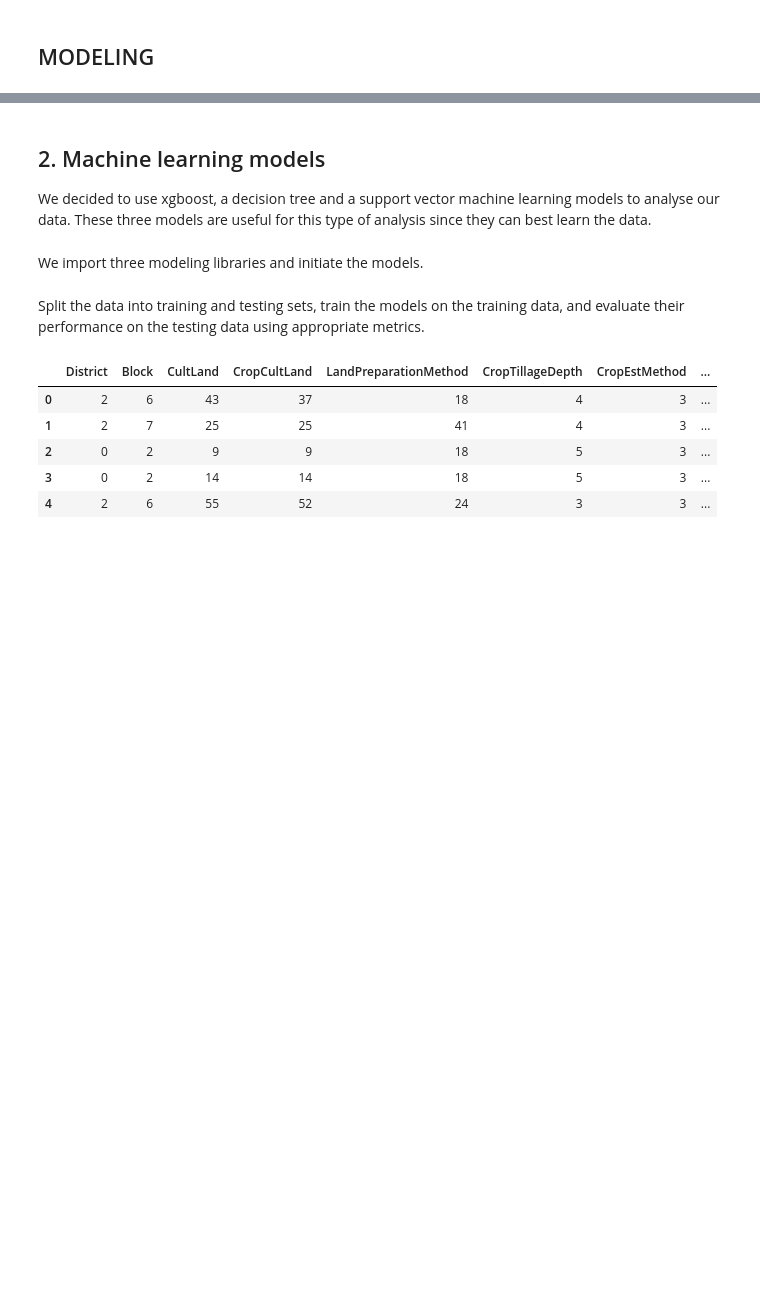
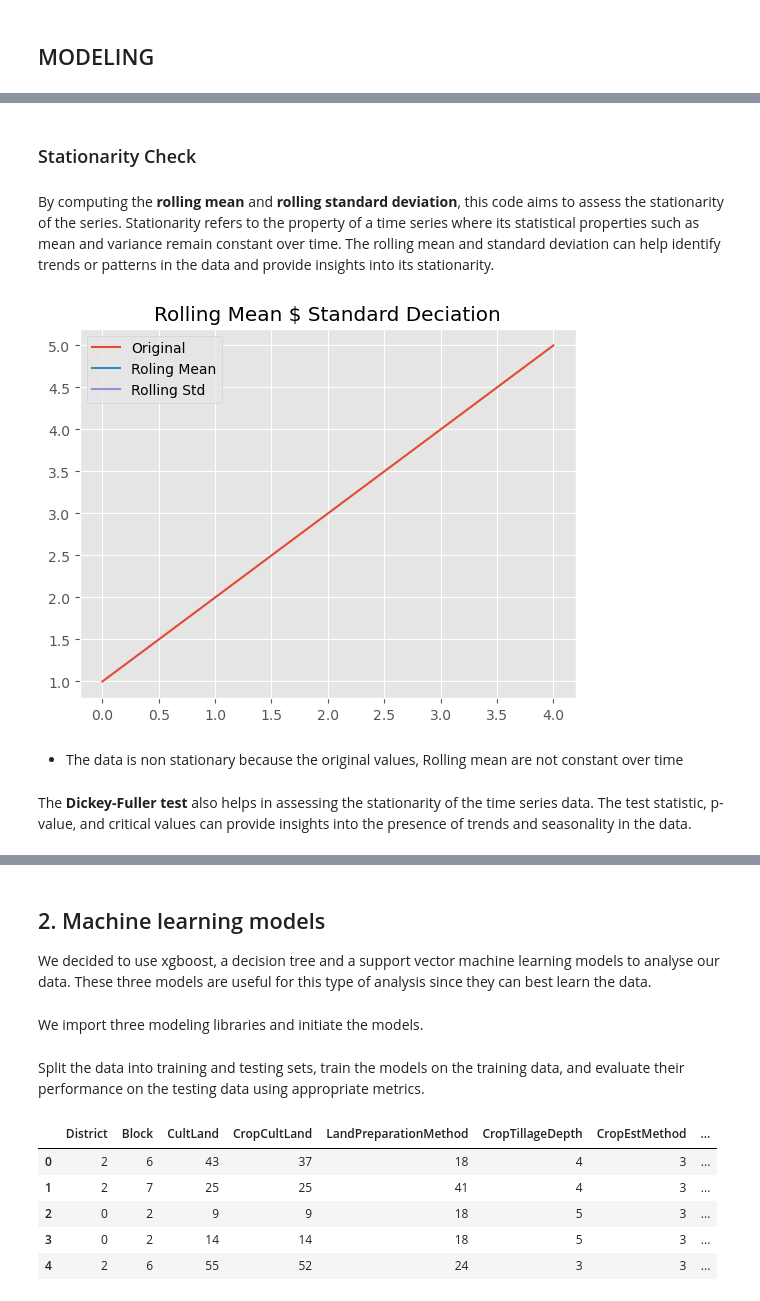
Before and after one commit to JOHNMARK-cmd/phase5project, a Jupyter notebook: GROUP-SIX.ipynb, the cells around one changed output, grey strips where cells are left out. Cells and saved outputs as stored; diff of their text form; code cells hidden in the pictures; blank space fills up the shorter version.

Commit message:
time series added

```diff
--- a/GROUP-SIX.ipynb
+++ b/GROUP-SIX.ipynb
@@ -816,0 +982,25 @@ plt.show()
+# %% [markdown]
+### Stationarity Check
+# %% [markdown]
+By computing the **rolling mean** and **rolling standard deviation**, this code aims to assess the stationarity of the series. Stationarity refers to the property of a time series where its statistical properties such as mean and variance remain constant over time. The rolling mean and standard deviation can help identify trends or patterns in the data and provide insights into its stationarity.
+# %%
+# Computing the rolling mean and rolling std
+train_set = [1, 2, 3, 4, 5]
+train_set = pd.Series(train_set)
+
+
+roll_mean = train_set.rolling(window=6).mean()
+roll_std = train_set.rolling(window=6).std()
+
+# Checking for stationarity
+plt.plot(train_set, label="Original")
+plt.plot(roll_mean, label="Roling Mean")
+plt.plot(roll_std, label="Rolling Std")
+plt.title("Rolling Mean $ Standard Deciation")
+plt.legend();
+# %% [output]
+[figure, added]
+# %% [markdown]
+- The data is non stationary because the original values, Rolling mean are not constant over time
+# %% [markdown]
+The **Dickey-Fuller test** also helps in assessing the stationarity of the time series data. The test statistic, p-value, and critical values can provide insights into the presence of trends and seasonality in the data.
```
Also changed, not shown: parts of 63 cells of this notebook.
